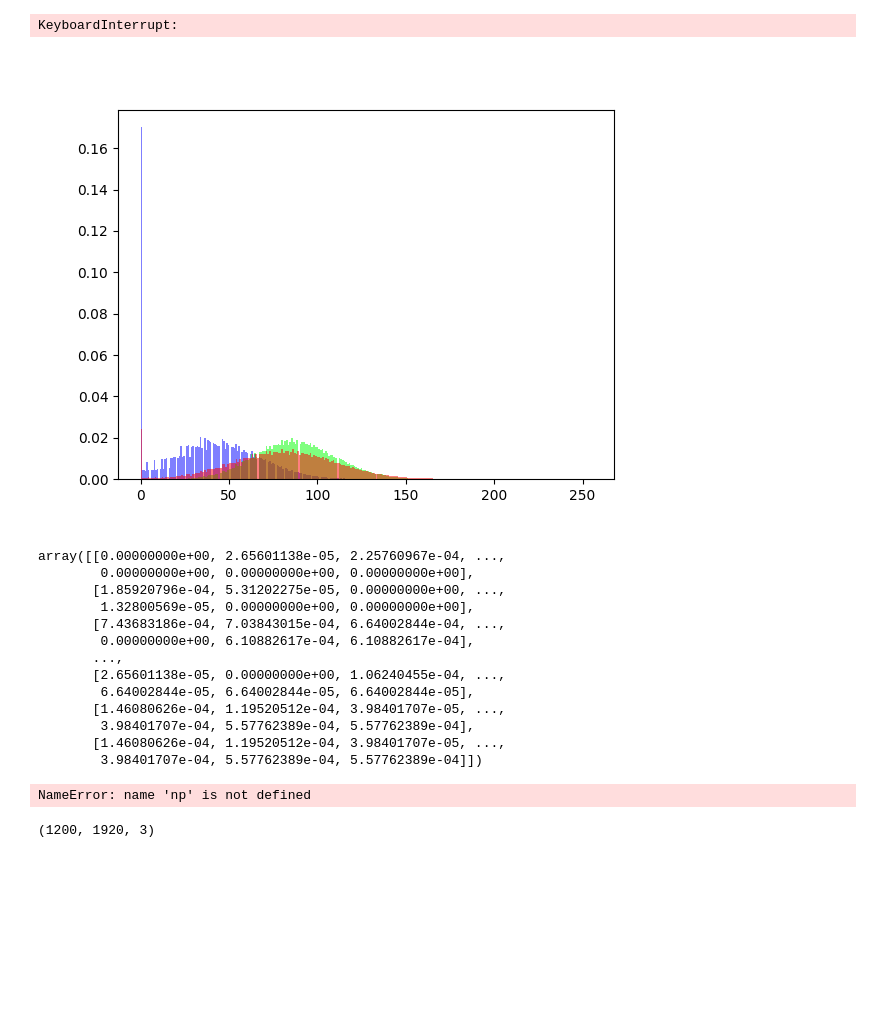
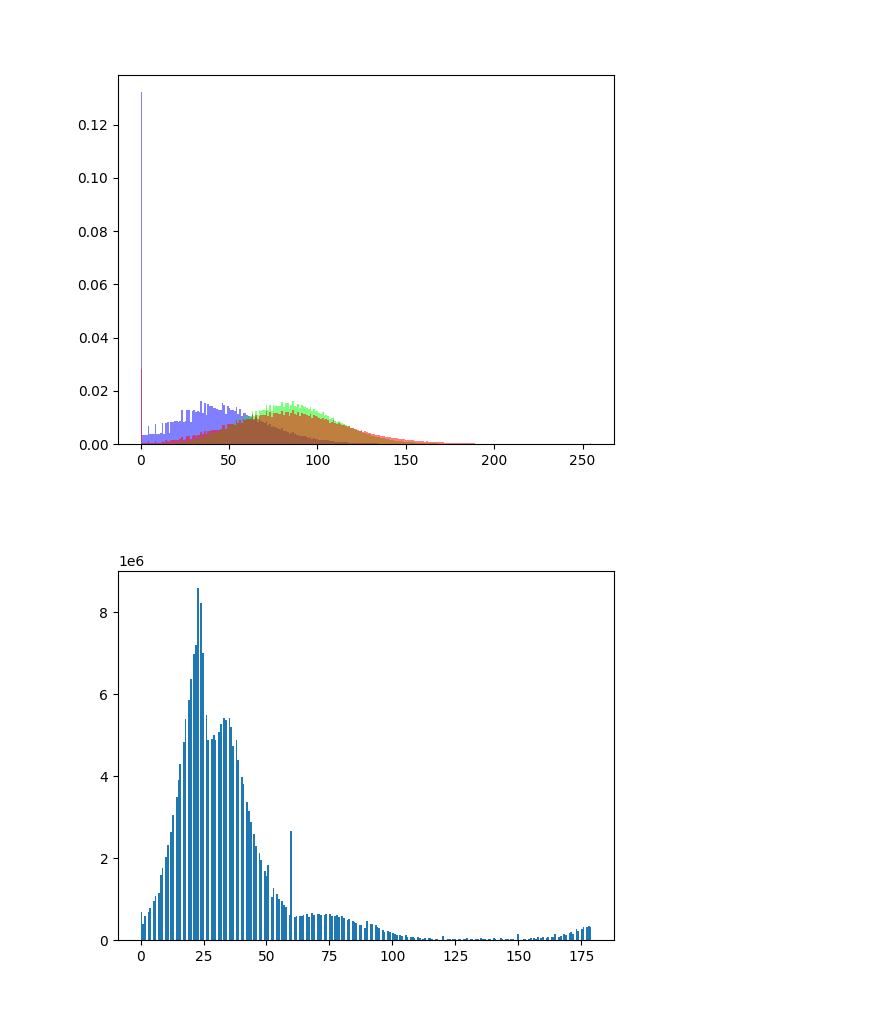
Before and after one commit to the-patpat/RumexWeeds, a Jupyter notebook: tools/notebooks/analzye_hists.ipynb, the cells around one changed output. Cells and saved outputs as stored; diff of their text form; code cells hidden in the pictures; blank space fills up the shorter version.

Commit message:
do histogram in HSV space rather than in RGB

```diff
--- a/tools/notebooks/analzye_hists.ipynb
+++ b/tools/notebooks/analzye_hists.ipynb
@@ -13,47 +15,34 @@ random_view = dataset.take(100)
 r_values = np.empty((0,))
 b_values = np.empty((0,))
 g_values = np.empty((0,))
+h_values = np.empty((0,))
+s_values = np.empty((0,))
+v_values = np.empty((0,))
 
-for sample in random_view:
+
+for sample in tqdm.tqdm(random_view):
     img = cv2.imread(sample['filepath'])
     b_values = np.append(b_values, img[:, :, 0].flatten())
     g_values = np.append(g_values, img[:, :, 1].flatten())
     r_values = np.append(r_values, img[:, :, 2].flatten())
+    img = cv2.cvtColor(img, cv2.COLOR_BGR2HSV)
+    h_values = np.append(h_values, img[:, :, 0].flatten())
+    #s_values = np.append(s_values, img[:, :, 1].flatten())
+    #v_values = np.append(v_values, img[:, :, 2].flatten())
-# %% [output]
-KeyboardInterrupt:
 # %%
-sample = dataset.take(1).first()
-
-img = cv2.imread(sample['filepath'])
-
 fig, ax = plt.subplots(1,1)
-
-_ = ax.hist(img[:,:,0].flatten(), bins=256, color=(0,0,1.0, 0.5), density=True)
-_ = ax.hist(img[:,:,1].flatten(), bins=256, color=(0,1.0,0,0.5), density=True)
-_ = ax.hist(img[:,:,2].flatten(), bins=256, color=(1.0, 0, 0, 0.5), density=True)
+_ = ax.hist(b_values, bins=256, color=(0,0,1.0, 0.5))
+_ = ax.hist(g_values, bins=256, color=(0,1.0,0, 0.5))
+_ = ax.hist(r_values, bins=256, color=(1.0,0,0, 0.5))
-# %% [output]
-[figure, removed]
-# %%
-img[:, :, 0]/np.linalg.norm(img[:, :, 0].flatten())
-# %% [output]
-array([[0.00000000e+00, 2.65601138e-05, 2.25760967e-04, ...,
-        0.00000000e+00, 0.00000000e+00, 0.00000000e+00],
-       [1.85920796e-04, 5.31202275e-05, 0.00000000e+00, ...,
-        1.32800569e-05, 0.00000000e+00, 0.00000000e+00],
-       [7.43683186e-04, 7.03843015e-04, 6.64002844e-04, ...,
-        0.00000000e+00, 6.10882617e-04, 6.10882617e-04],
-       ...,
-       [2.65601138e-05, 0.00000000e+00, 1.06240455e-04, ...,
-        6.64002844e-05, 6.64002844e-05, 6.64002844e-05],
-       [1.46080626e-04, 1.19520512e-04, 3.98401707e-05, ...,
-        3.98401707e-04, 5.57762389e-04, 5.57762389e-04],
-       [1.46080626e-04, 1.19520512e-04, 3.98401707e-05, ...,
-        3.98401707e-04, 5.57762389e-04, 5.57762389e-04]])
-# %%
-np.arange(256)
-# %% [output]
-NameError: name 'np' is not defined
-# %%
-img.shape
-# %% [output]
-(1200, 1920, 3)
+# %%
+fig, ax = plt.subplots(1,1)
+hist_b = ax.hist(b_values, bins=256, color=(0,0,1.0, 0.5), density=True)
+hist_g = ax.hist(g_values, bins=256, color=(0,1.0,0,0.5), density=True)
+hist_r = ax.hist(r_values, bins=256, color=(1.0, 0, 0, 0.5), density=True)
+fig, ax = plt.subplots(1,1)
+hist_h = ax.hist(h_values, bins=256)
+
+np.save('hist_bgr_h_rumex', [hist_b, hist_g, hist_r, hist_h])
+# %% [output]
+[figure, added]
+[figure, added]
```
Also changed, not shown: parts of 4 cells of this notebook.
